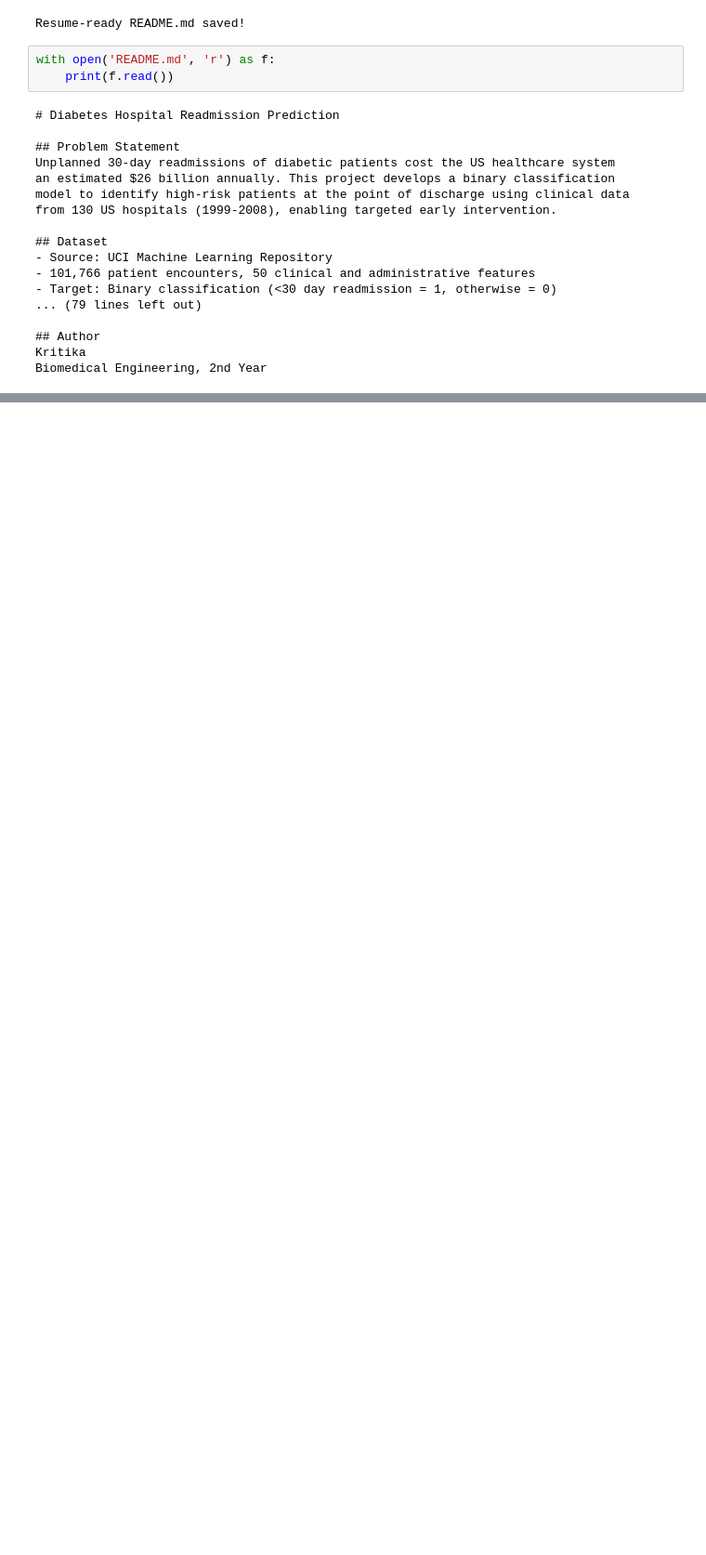
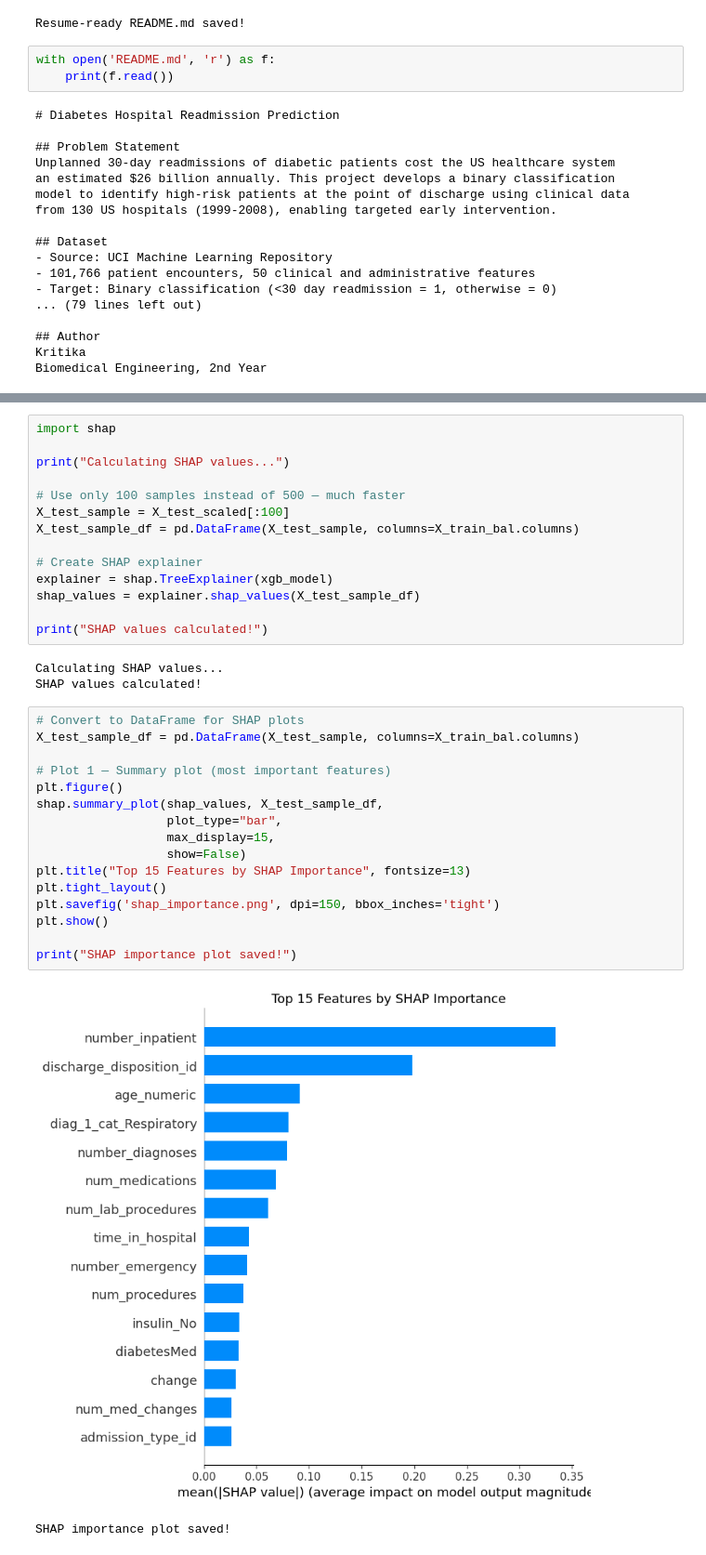
Before and after one commit to Kritika-bme/diabetes-readmission-ml, a Jupyter notebook: 01_load_data.ipynb, the cells around one changed output, grey strips where cells are left out. Shown at 93% size. Cells and saved outputs as stored; diff of their text form; blank space fills up the shorter version.

```diff
--- a/01_load_data.ipynb
+++ b/01_load_data.ipynb
@@ -1027,0 +1076,36 @@ Biomedical Engineering, 2nd Year
+# %%
+import shap
+
+print("Calculating SHAP values...")
+
+# Use only 100 samples instead of 500 — much faster
+X_test_sample = X_test_scaled[:100]
+X_test_sample_df = pd.DataFrame(X_test_sample, columns=X_train_bal.columns)
+
+# Create SHAP explainer
+explainer = shap.TreeExplainer(xgb_model)
+shap_values = explainer.shap_values(X_test_sample_df)
+
+print("SHAP values calculated!")
+# %% [output]
+Calculating SHAP values...
+SHAP values calculated!
+# %%
+# Convert to DataFrame for SHAP plots
+X_test_sample_df = pd.DataFrame(X_test_sample, columns=X_train_bal.columns)
+
+# Plot 1 — Summary plot (most important features)
+plt.figure()
+shap.summary_plot(shap_values, X_test_sample_df,
+                  plot_type="bar",
+                  max_display=15,
+                  show=False)
+plt.title("Top 15 Features by SHAP Importance", fontsize=13)
+plt.tight_layout()
+plt.savefig('shap_importance.png', dpi=150, bbox_inches='tight')
+plt.show()
+
+print("SHAP importance plot saved!")
+# %% [output]
+[figure, added]
+SHAP importance plot saved!
```
Also changed, not shown: parts of 7 cells of this notebook, 5 other files.
